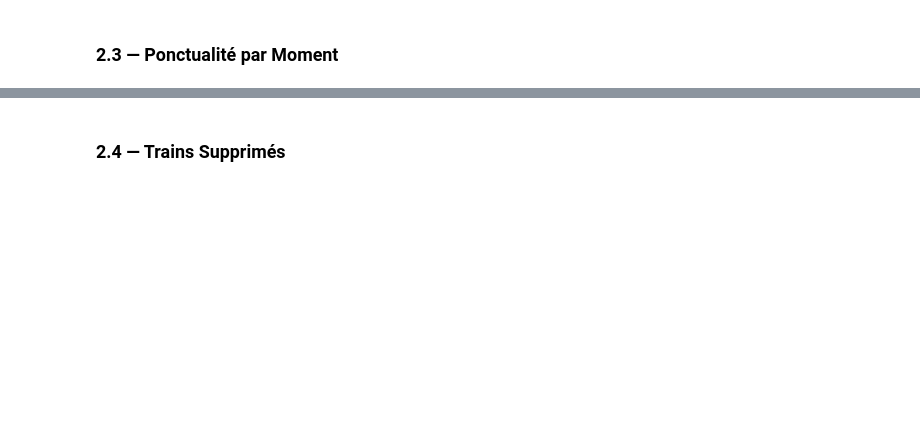
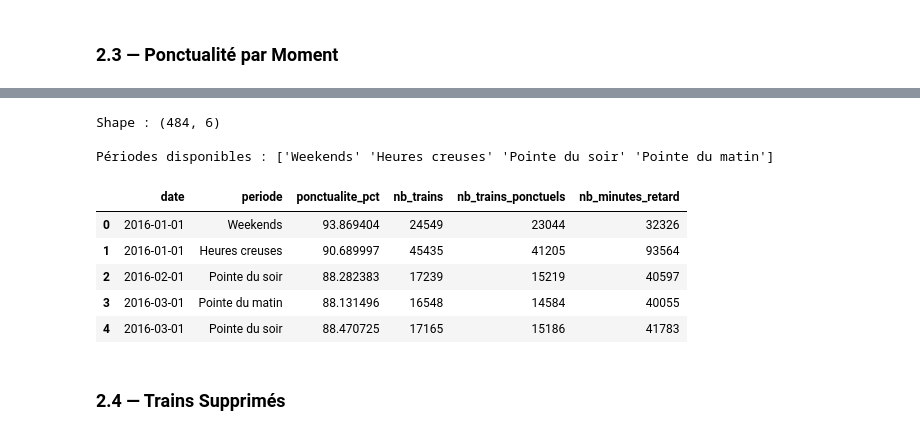
Before and after one commit to Proftg/infrabel-dashboard, a Jupyter notebook: dashboard.ipynb, the cells around one changed output, grey strips where cells are left out. Cells and saved outputs as stored; diff of their text form; code cells hidden in the pictures; blank space fills up the shorter version.

```diff
--- a/dashboard.ipynb
+++ b/dashboard.ipynb
@@ -257,10 +412,37 @@ df.head(3)
 # %%
 df_moment = dfs["ponctualite_par_moment"].copy()
 
-# TODO avec toi : renommer + parser la date + voir les moments disponibles
+df_moment.columns = [
+    "date",
+    "periode_nl",
+    "periode",
+    "periode_en",
+    "ponctualite_pct",
+    "nb_trains",
+    "nb_trains_ponctuels",
+    "nb_minutes_retard",
+    "annee"
+]
+
+# Parser la date
+df_moment["date"] = pd.to_datetime(df_moment["date"], format="%Y-%m")
+
+# Supprimer les colonnes redondantes
+df_moment = df_moment.drop(columns=["periode_nl", "periode_en", "annee"])
 
 print(f"Shape : {df_moment.shape}")
-df_moment.head(3)
+print(f"\nPériodes disponibles : {df_moment['periode'].unique()}")
+df_moment.head()
+# %% [output]
+Shape : (484, 6)
+
+Périodes disponibles : ['Weekends' 'Heures creuses' 'Pointe du soir' 'Pointe du matin']
+|  | date | periode | ponctualite_pct | nb_trains | nb_trains_ponctuels | nb_minutes_retard |
+| 0 | 2016-01-01 | Weekends | 93.869404 | 24549 | 23044 | 32326 |
+| 1 | 2016-01-01 | Heures creuses | 90.689997 | 45435 | 41205 | 93564 |
+| 2 | 2016-02-01 | Pointe du soir | 88.282383 | 17239 | 15219 | 40597 |
+| 3 | 2016-03-01 | Pointe du matin | 88.131496 | 16548 | 14584 | 40055 |
+| 4 | 2016-03-01 | Pointe du soir | 88.470725 | 17165 | 15186 | 41783 |
 # %% [markdown]
 ### 2.4 — Trains Supprimés
 # %%
```
Also changed, not shown: parts of 17 cells of this notebook.
